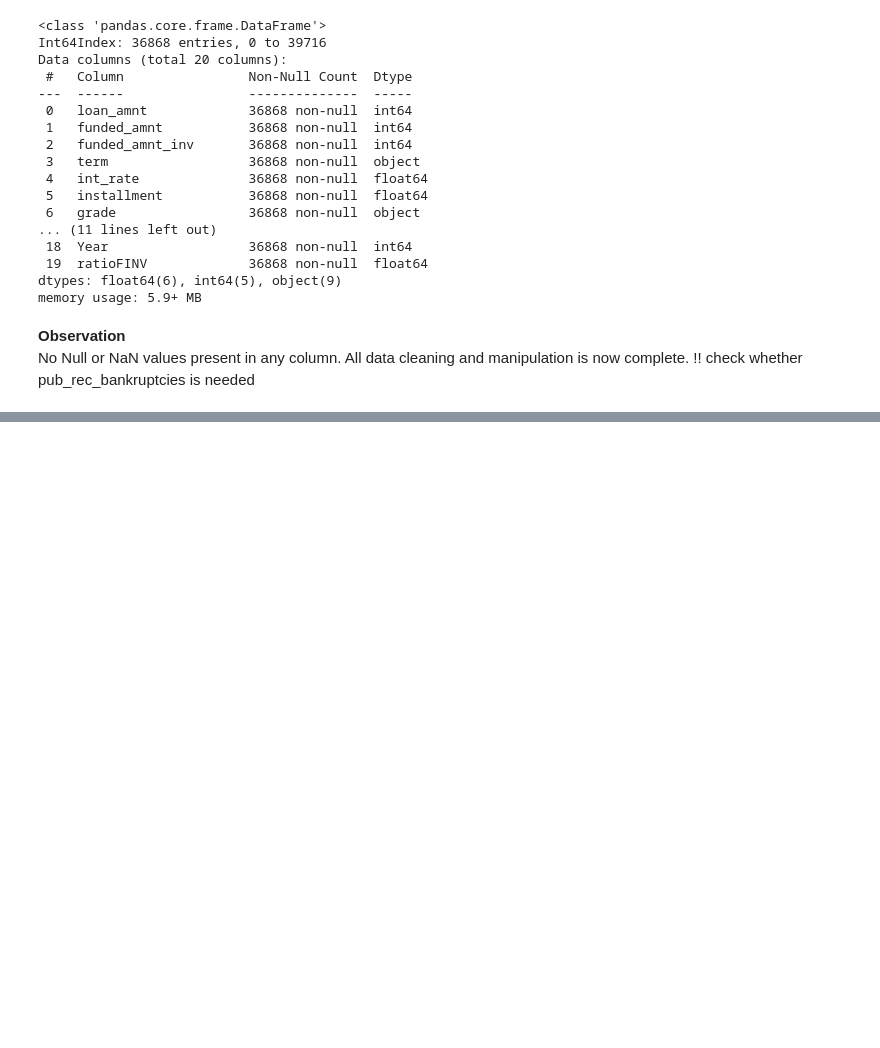
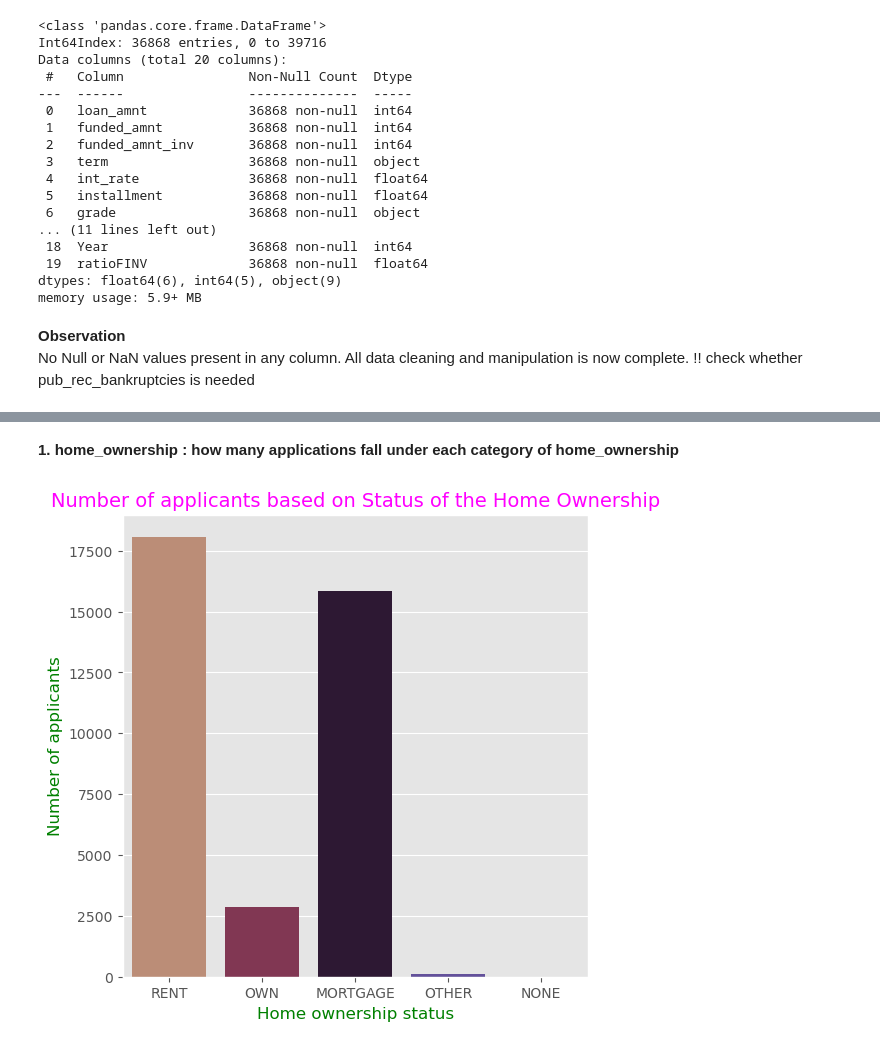
Before and after one commit to shagunp/Lending_CaseStudy, a Jupyter notebook: Andrea_Shagun.ipynb, the cells around one changed output, grey strips where cells are left out. Saved outputs shown, nothing was run; the diff lists cells and outputs as text; code cells hidden in the pictures; blank space fills up the shorter version.

```diff
--- a/Andrea_Shagun.ipynb
+++ b/Andrea_Shagun.ipynb
@@ -571,0 +582,12 @@ No Null or NaN values present in any column. All data cleaning and manipulation
+# %% [markdown]
+**1. home_ownership : how many applications fall under each category of home_ownership**
+# %%
+plt.figure(figsize=(6,6))
+plt.title("Number of applicants based on Status of the Home Ownership",fontdict={'fontsize':14,'fontweight':5,
+                                                                                 'color':'Magenta'})
+sns.countplot(data=inp4, x='home_ownership',palette='twilight_r')
+plt.xlabel("Home ownership status",fontdict={'fontsize':12,'fontweight':5,'color':'Green'})
+plt.ylabel("Number of applicants",fontdict={'fontsize':12,'fontweight':5,'color':'Green'})
+plt.show()
+# %% [output]
+[figure, added]
```
Also changed, not shown: parts of 18 cells of this notebook.
